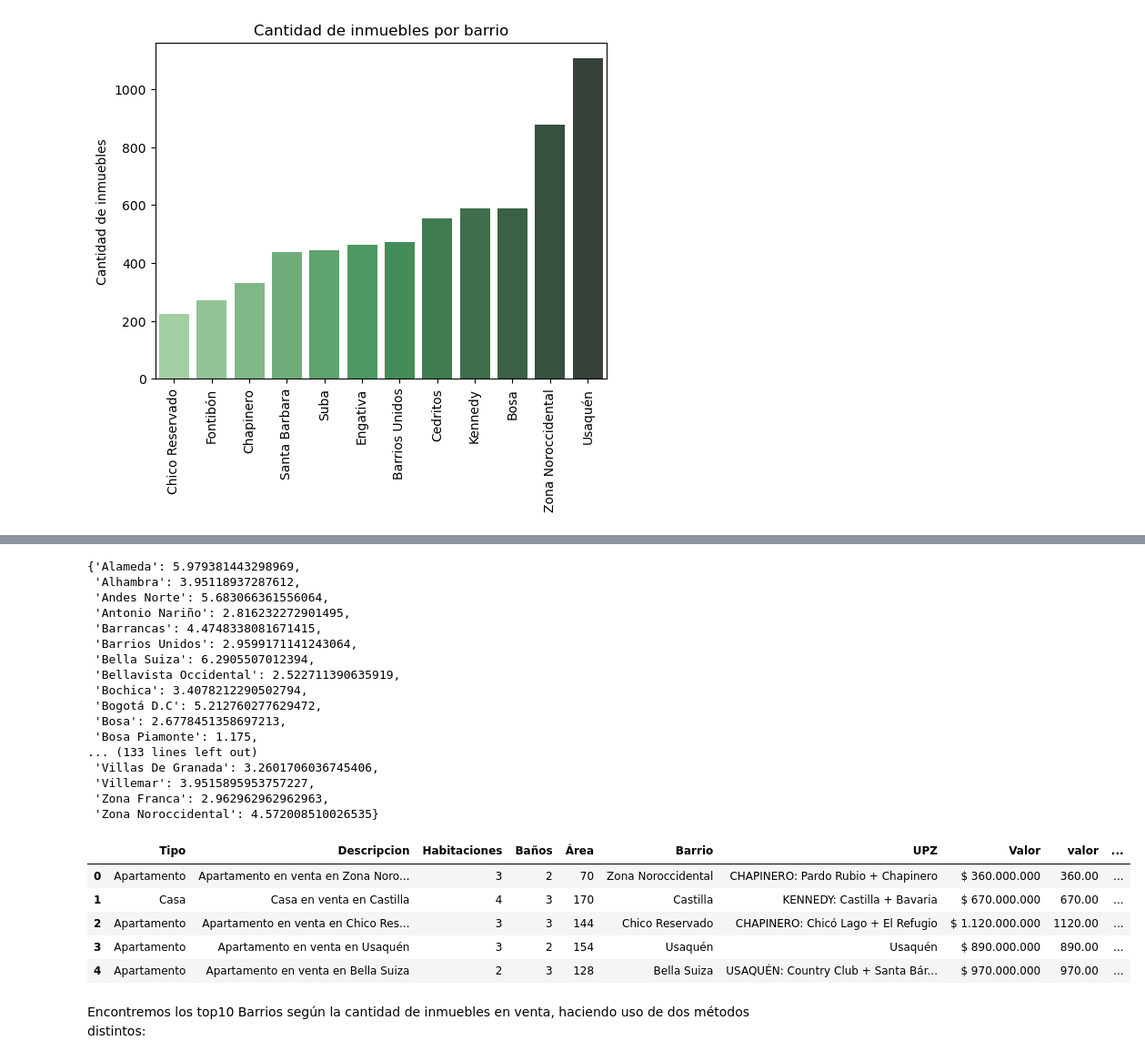
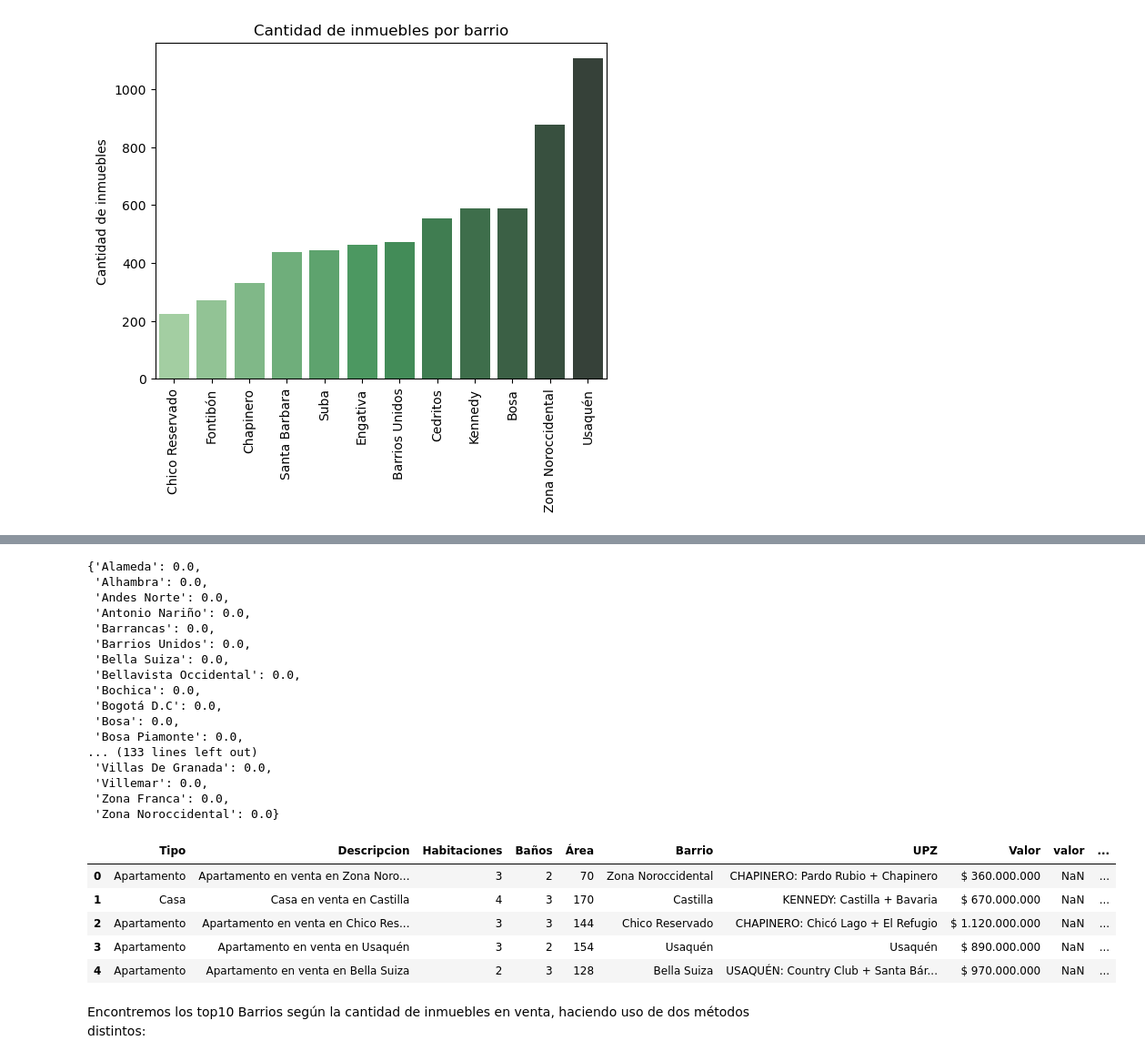
Before and after one commit to JsebastianUVPRQ/ES_Bogota_real_state_market_analysis, a Jupyter notebook: EDA-main.ipynb, the cells around one changed output, grey strips where cells are left out. Shown at 91% size. Cells and saved outputs as stored; diff of their text form; code cells hidden in the pictures.

```diff
--- a/EDA-main.ipynb
+++ b/EDA-main.ipynb
@@ -3,7 +3,7 @@ import pandas as pd
 import matplotlib.pyplot as plt
 import seaborn as sns
 
-inmuebles = pd.read_csv('inmuebles_bogota.csv')
+inmuebles = pd.read_csv('property_census_bogota.csv')
 inmuebles.head()
 # %% [output]
 |  | Tipo | Descripcion | Habitaciones | Baños | Área | Barrio | UPZ | Valor |
@@ -211,38 +212,38 @@ datos_barrio
 m2_barrio = dict(datos_barrio['Valor_m2_Barrio'])
 m2_barrio
 # %% [output]
-{'Alameda': 5.979381443298969,
- 'Alhambra': 3.95118937287612,
- 'Andes Norte': 5.683066361556064,
- 'Antonio Nariño': 2.816232272901495,
- 'Barrancas': 4.4748338081671415,
- 'Barrios Unidos': 2.9599171141243064,
- 'Bella Suiza': 6.2905507012394,
- 'Bellavista Occidental': 2.522711390635919,
- 'Bochica': 3.4078212290502794,
- 'Bogotá D.C': 5.212760277629472,
- 'Bosa': 2.6778451358697213,
- 'Bosa Piamonte': 1.175,
+{'Alameda': 0.0,
+ 'Alhambra': 0.0,
+ 'Andes Norte': 0.0,
+ 'Antonio Nariño': 0.0,
+ 'Barrancas': 0.0,
+ 'Barrios Unidos': 0.0,
+ 'Bella Suiza': 0.0,
+ 'Bellavista Occidental': 0.0,
+ 'Bochica': 0.0,
+ 'Bogotá D.C': 0.0,
+ 'Bosa': 0.0,
+ 'Bosa Piamonte': 0.0,
 ... (133 lines left out)
- 'Villas De Granada': 3.2601706036745406,
- 'Villemar': 3.9515895953757227,
- 'Zona Franca': 2.962962962962963,
- 'Zona Noroccidental': 4.572008510026535}
+ 'Villas De Granada': 0.0,
+ 'Villemar': 0.0,
+ 'Zona Franca': 0.0,
+ 'Zona Noroccidental': 0.0}
 # %%
 
 inmuebles['Valor_m2_Barrio'] = inmuebles['Barrio']
 inmuebles['Valor_m2_Millon'] = inmuebles['valor']/inmuebles['Área']
 # %%
 #asigno los valores del diccionario a la columna Valor_m2_Barrio a través de un 'mapeo'
-nmuebles['Valor_m2_Barrio'] = inmuebles['Valor_m2_Barrio'].map(m2_barrio)
+inmuebles['Valor_m2_Barrio'] = inmuebles['Valor_m2_Barrio'].map(m2_barrio)
 inmuebles.head(5)
 # %% [output]
 |  | Tipo | Descripcion | Habitaciones | Baños | Área | Barrio | UPZ | Valor | valor | ... |
-| 0 | Apartamento | Apartamento en venta en Zona Noro... | 3 | 2 | 70 | Zona Noroccidental | CHAPINERO: Pardo Rubio + Chapinero | $ 360.000.000 | 360.00 | ... |
-| 1 | Casa | Casa en venta en Castilla | 4 | 3 | 170 | Castilla | KENNEDY: Castilla + Bavaria | $ 670.000.000 | 670.00 | ... |
-| 2 | Apartamento | Apartamento en venta en Chico Res... | 3 | 3 | 144 | Chico Reservado | CHAPINERO: Chicó Lago + El Refugio | $ 1.120.000.000 | 1120.00 | ... |
-| 3 | Apartamento | Apartamento en venta en Usaquén | 3 | 2 | 154 | Usaquén | Usaquén | $ 890.000.000 | 890.00 | ... |
-| 4 | Apartamento | Apartamento en venta en Bella Suiza | 2 | 3 | 128 | Bella Suiza | USAQUÉN: Country Club + Santa Bár... | $ 970.000.000 | 970.00 | ... |
+| 0 | Apartamento | Apartamento en venta en Zona Noro... | 3 | 2 | 70 | Zona Noroccidental | CHAPINERO: Pardo Rubio + Chapinero | $ 360.000.000 | NaN | ... |
+| 1 | Casa | Casa en venta en Castilla | 4 | 3 | 170 | Castilla | KENNEDY: Castilla + Bavaria | $ 670.000.000 | NaN | ... |
+| 2 | Apartamento | Apartamento en venta en Chico Res... | 3 | 3 | 144 | Chico Reservado | CHAPINERO: Chicó Lago + El Refugio | $ 1.120.000.000 | NaN | ... |
+| 3 | Apartamento | Apartamento en venta en Usaquén | 3 | 2 | 154 | Usaquén | Usaquén | $ 890.000.000 | NaN | ... |
+| 4 | Apartamento | Apartamento en venta en Bella Suiza | 2 | 3 | 128 | Bella Suiza | USAQUÉN: Country Club + Santa Bár... | $ 970.000.000 | NaN | ... |
 # %% [markdown]
 Encontremos los top10 Barrios según la cantidad de inmuebles en venta, haciendo uso de dos métodos distintos:
 # %%
```
Also changed, not shown: parts of 11 cells of this notebook.
